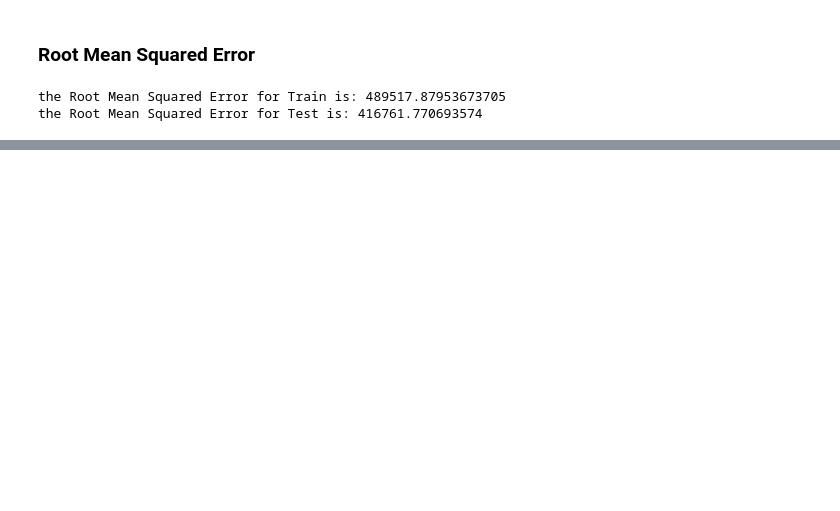
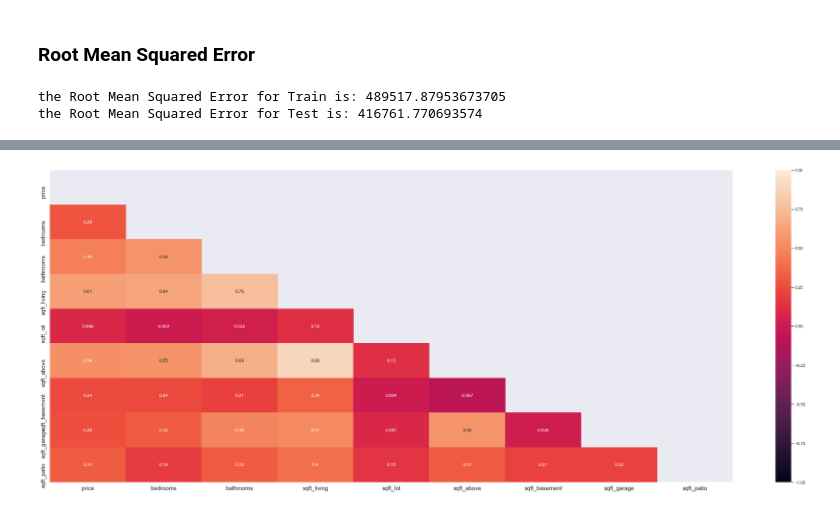
Before and after one commit to AliRampur/Phase-2-Group-Project, a Jupyter notebook: New_Charlie_Notebook.ipynb, the cells around one changed output, grey strips where cells are left out. Saved outputs shown, nothing was run; the diff lists cells and outputs as text; code cells hidden in the pictures; blank space fills up the shorter version.

```diff
--- a/New_Charlie_Notebook.ipynb
+++ b/New_Charlie_Notebook.ipynb
@@ -908,0 +1319,9 @@ Regarding the RMSE, an RMSE of 49,000 is 4 percent of the average home value of
+# %%
+corr = round(basic_space_corr,3)
+sns.set(rc = {'figure.figsize':(40,15)})
+mask = np.triu(np.ones_like(corr, dtype=bool))
+res = sns.heatmap(corr, mask=mask, vmin=-1, vmax=1, annot=True)
+res.set_xticklabels(res.get_xmajorticklabels(), fontsize = 15)
+res.set_yticklabels(res.get_ymajorticklabels(), fontsize = 15);
+# %% [output]
+[figure, added]
```
Also changed, not shown: parts of 43 cells of this notebook, 1 other file.
